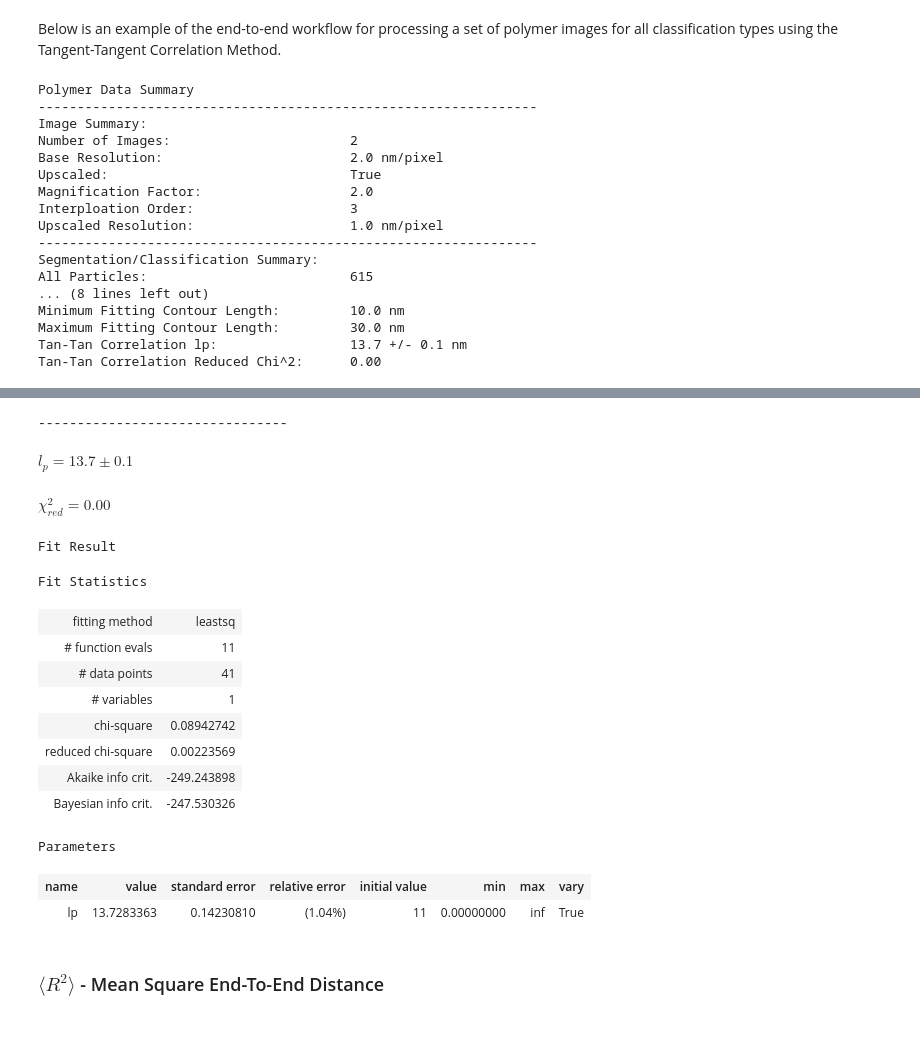
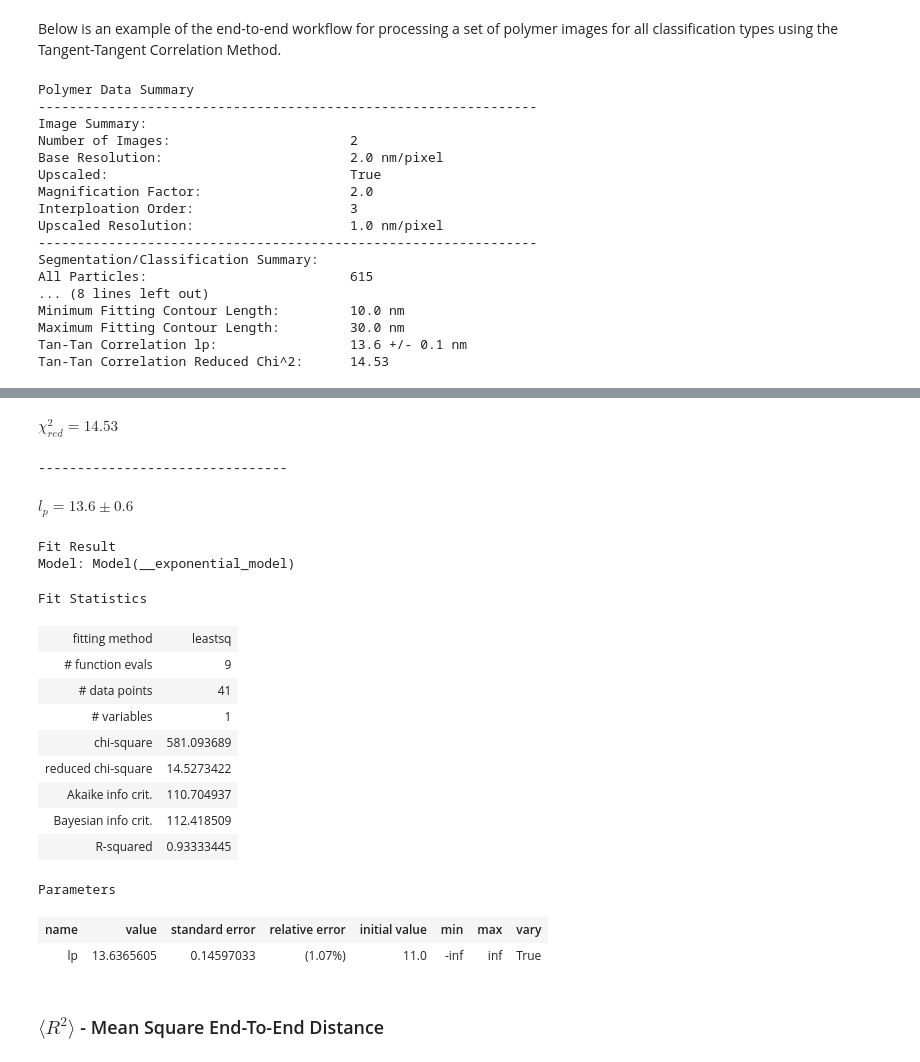
Before and after one commit to KingGavinM/PsPolypy, a Jupyter notebook: tutorials/PsPolypy-Tutorial.ipynb, the cells around one changed output, grey strips where cells are left out. Cells and saved outputs as stored; diff of their text form; code cells hidden in the pictures; blank space fills up the shorter version.

```diff
--- a/tutorials/PsPolypy-Tutorial.ipynb
+++ b/tutorials/PsPolypy-Tutorial.ipynb
@@ -566,7 +560,7 @@ polydat.calc_tantan_correlations()
 # Calculate the persistence length.
 L_min = 10
 L_max = 30
-polydat.calc_tantan_lp(lp_init = 11, min_fitting_length = L_min, max_fitting_length = L_max)
+polydat.calc_tantan_lp(lp_init = 11, min_fitting_length = L_min, max_fitting_length = L_max, scale_covar = True)
 
 # Print a summary of the polydat object.
 polydat.print_summary()
@@ -612,52 +606,61 @@ plt.show()
 
 # Extract best-fit parameter and its standard deviation
 result = polydat.tantan_fit_result
 lp_0 = result.params['lp'].value
 std_0 = result.params['lp'].stderr
 
-# Goodness-of-fit measure
-rchi2 = result.redchi  # Reduced chi-squared
+# Goodness-of-fit measure (reduced chi-squared)
+rchi2_0 = result.redchi  # Reduced chi-squared
 
-print('-'*32)
-display(Math(rf"$l_p = {lp_0:.1f} ± {std_0:.1f}$"))
-display(Math(rf"$χ_{{red}}^2 = {rchi2:.2f}"))
+# Scale the standard deviation only if reduced chi-squared is greater than 1
+if rchi2_0 > 1.0:
+    scaled_std_r2 = np.sqrt(rchi2_0) * std_0
+else:
+    scaled_std_r2 = std_0
+
+# Display results
+display(Math(rf"$\chi_{{red}}^2 = {rchi2_0:.2f}$"))
+print('-' * 32)
+display(Math(rf"$l_p = {lp_0:.1f} \pm {scaled_std_r2:.1f}$"))
 
 result
 # %% [output]
 Polymer Data Summary
 ----------------------------------------------------------------
 Image Summary:
 Number of Images:                       2
 Base Resolution:                        2.0 nm/pixel
 Upscaled:                               True
 Magnification Factor:                   2.0
 Interploation Order:                    3
 Upscaled Resolution:                    1.0 nm/pixel
 ----------------------------------------------------------------
 Segmentation/Classification Summary:
 All Particles:                          615
 ... (8 lines left out)
 Minimum Fitting Contour Length:         10.0 nm
 Maximum Fitting Contour Length:         30.0 nm
-Tan-Tan Correlation lp:                 13.7 +/- 0.1 nm
-Tan-Tan Correlation Reduced Chi^2:      0.00
+Tan-Tan Correlation lp:                 13.6 +/- 0.1 nm
+Tan-Tan Correlation Reduced Chi^2:      14.53
 [drawing not drawn]
+$\displaystyle \chi_{red}^2 = 14.53$
 --------------------------------
-$\displaystyle l_p = 13.7 ± 0.1$
-$\displaystyle χ_{red}^2 = 0.00$
+$\displaystyle l_p = 13.6 \pm 0.6$
 Fit Result
+Model: Model(__exponential_model)
 Fit Statistics
 | fitting method | leastsq |
-| # function evals | 11 |
+| # function evals | 9 |
 | # data points | 41 |
 | # variables | 1 |
-| chi-square | 0.08942742 |
-| reduced chi-square | 0.00223569 |
-| Akaike info crit. | -249.243898 |
-| Bayesian info crit. | -247.530326 |
+| chi-square | 581.093689 |
+| reduced chi-square | 14.5273422 |
+| Akaike info crit. | 110.704937 |
+| Bayesian info crit. | 112.418509 |
+| R-squared | 0.93333445 |
 Parameters
 | name | value | standard error | relative error | initial value | min | max | vary |
-| lp | 13.7283363 | 0.14230810 | (1.04%) | 11 | 0.00000000 | inf | True |
+| lp | 13.6365605 | 0.14597033 | (1.07%) | 11.0 | -inf | inf | True |
 # %%
 # Save figures as pdf
 # fig_ttc.savefig('lp_ttc.pdf')
```
Also changed, not shown: parts of 8 cells of this notebook, 1 other file.
